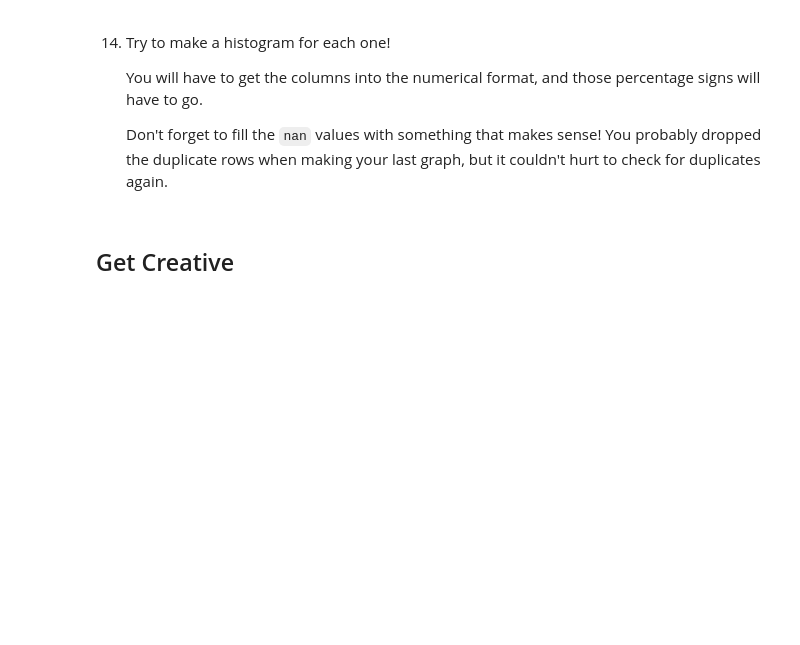
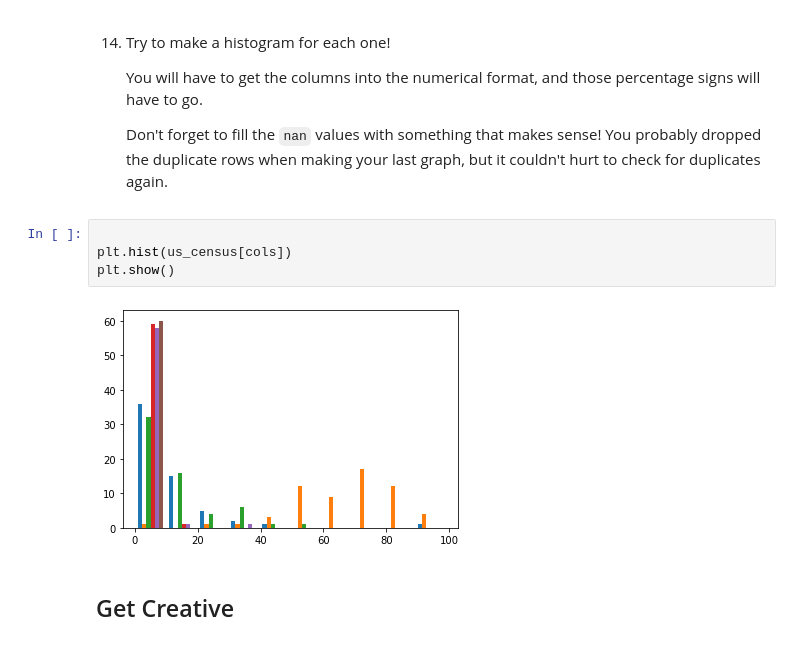
Before and after one commit to tylerjamesf/Cleaning-US-Census-Data, a Jupyter notebook: Cleaning US Census Data.ipynb, the cells around one changed output. Cells and saved outputs as stored; diff of their text form; blank space fills up the shorter version.

Commit message:
add histogram, barh, plot to pdf

```diff
--- a/Cleaning US Census Data.ipynb
+++ b/Cleaning US Census Data.ipynb
@@ -286,6 +286,12 @@ us_census
     You will have to get the columns into the numerical format, and those percentage signs will have to go.
 
     Don't forget to fill the `nan` values with something that makes sense! You probably dropped the duplicate rows when making your last graph, but it couldn't hurt to check for duplicates again.
+# %%
+
+plt.hist(us_census[cols])
+plt.show()
+# %% [output]
+[figure, added]
 # %% [markdown]
 ## Get Creative
 # %% [markdown]
```
Also changed, not shown: parts of 1 cell of this notebook, 1 other file.
